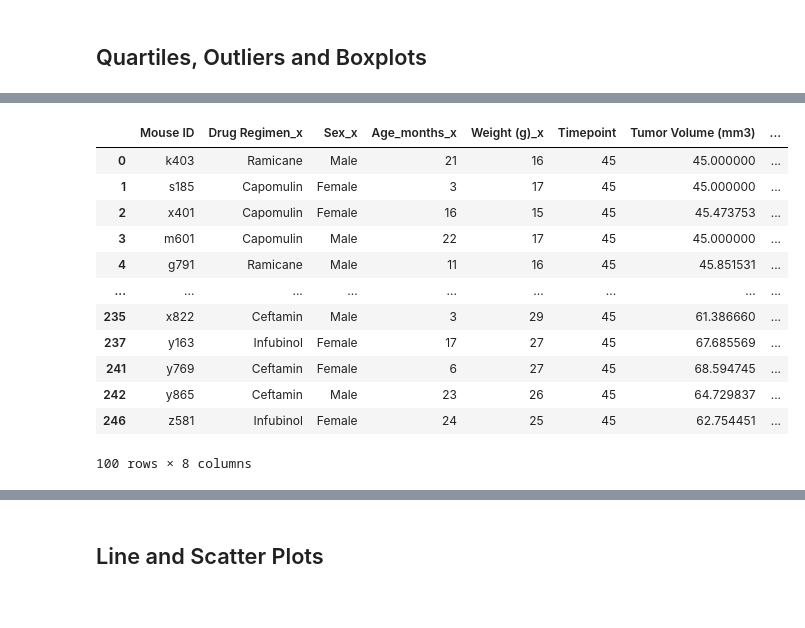
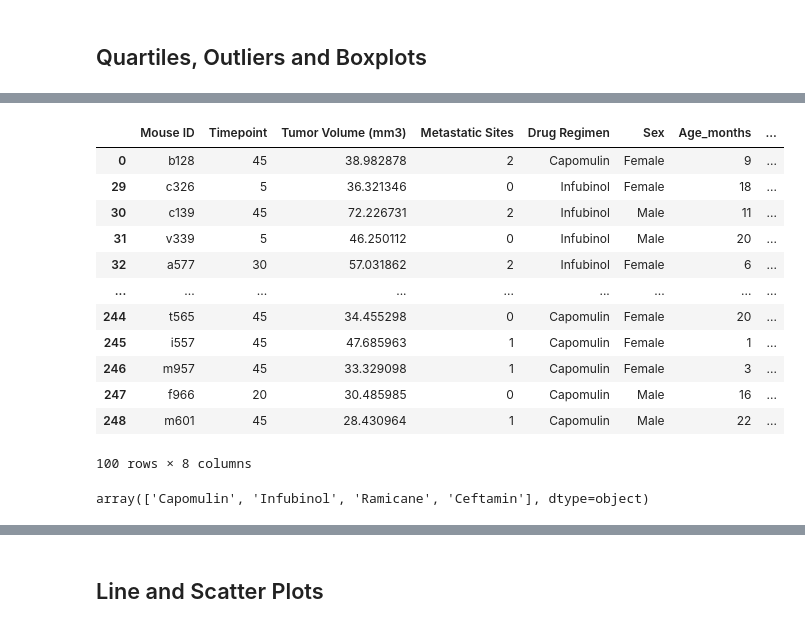
Before and after one commit to Neejos/Matplotlib-challenge, a Jupyter notebook: Pymaceuticals/pymaceuticals_starter.ipynb, the cells around one changed output, grey strips where cells are left out. Cells and saved outputs as stored; diff of their text form; code cells hidden in the pictures.

```diff
--- a/Pymaceuticals/pymaceuticals_starter.ipynb
+++ b/Pymaceuticals/pymaceuticals_starter.ipynb
@@ -238,7 +241,7 @@ plt.tight_layout()
 # Start by getting the last (greatest) timepoint for each mouse
 mice=clean_df.groupby(["Mouse ID"])
 
-max=mice.max() #max timepoint per mice
+max_timepoint=mice["Timepoint"].max() #max timepoint per mice
  #datframe with max timepoint per mice
-max.reset_index()
+max_timepoint.reset_index()
 # %% [output]
@@ -258,5 +261,5 @@ max.reset_index()
 # %%
 # Merge this group df with the original dataframe to get the tumor volume at the last timepoint
-new_df=pd.merge(mouse_metadata,max,on='Mouse ID')
-new_df
+merged_df=pd.merge(clean_df,max_timepoint,how="inner",on=['Mouse ID','Timepoint'])
+merged_df
 # %% [output]
@@ -276,5 +278,0 @@ new_df
-# %%
-
-merged_df=new_df.drop(columns=['Drug Regimen_y','Sex_y','Age_months_y','Weight (g)_y'])
-
-merged_df.head()
@@ -288,27 +279,33 @@ merged_df.head()
 # %%
-#merged_df["Drug Regimen_x"]
 
-merged_df.drop(merged_df[merged_df['Drug Regimen_x']=='Placebo'].index,inplace=True)
-merged_df.drop(merged_df[merged_df['Drug Regimen_x']=='Stelasyn'].index,inplace=True)
-merged_df.drop(merged_df[merged_df['Drug Regimen_x']=='Zoniferol'].index,inplace=True)
-merged_df.drop(merged_df[merged_df['Drug Regimen_x']=='Ketapril'].index,inplace=True)
-merged_df.drop(merged_df[merged_df['Drug Regimen_x']=='Propriva'].index,inplace=True)
-merged_df.drop(merged_df[merged_df['Drug Regimen_x']=='Naftisol'].index,inplace=True)
+#Drop the row of Mice ID's for treatment other than 'Stelasyn'| 'Zoniferol'| 'Ketapril'| 'Propriva'| 'Naftisol'
+merged_df.drop(merged_df[merged_df['Drug Regimen']=='Placebo'].index,inplace=True)
+merged_df.drop(merged_df[merged_df['Drug Regimen']=='Stelasyn'].index,inplace=True)
+merged_df.drop(merged_df[merged_df['Drug Regimen']=='Zoniferol'].index,inplace=True)
+merged_df.drop(merged_df[merged_df['Drug Regimen']=='Ketapril'].index,inplace=True)
+merged_df.drop(merged_df[merged_df['Drug Regimen']=='Propriva'].index,inplace=True)
+merged_df.drop(merged_df[merged_df['Drug Regimen']=='Naftisol'].index,inplace=True)
+merged_df.reset_index()
 merged_df
-
-#'Stelasyn'| 'Zoniferol'| 'Ketapril'| 'Propriva'| 'Naftisol'))
 # %% [output]
-|  | Mouse ID | Drug Regimen_x | Sex_x | Age_months_x | Weight (g)_x | Timepoint | Tumor Volume (mm3) | ... |
-| 0 | k403 | Ramicane | Male | 21 | 16 | 45 | 45.000000 | ... |
-| 1 | s185 | Capomulin | Female | 3 | 17 | 45 | 45.000000 | ... |
-| 2 | x401 | Capomulin | Female | 16 | 15 | 45 | 45.473753 | ... |
-| 3 | m601 | Capomulin | Male | 22 | 17 | 45 | 45.000000 | ... |
-| 4 | g791 | Ramicane | Male | 11 | 16 | 45 | 45.851531 | ... |
+|  | Mouse ID | Timepoint | Tumor Volume (mm3) | Metastatic Sites | Drug Regimen | Sex | Age_months | ... |
+| 0 | b128 | 45 | 38.982878 | 2 | Capomulin | Female | 9 | ... |
+| 29 | c326 | 5 | 36.321346 | 0 | Infubinol | Female | 18 | ... |
+| 30 | c139 | 45 | 72.226731 | 2 | Infubinol | Male | 11 | ... |
+| 31 | v339 | 5 | 46.250112 | 0 | Infubinol | Male | 20 | ... |
+| 32 | a577 | 30 | 57.031862 | 2 | Infubinol | Female | 6 | ... |
 | ... | ... | ... | ... | ... | ... | ... | ... | ... |
-| 235 | x822 | Ceftamin | Male | 3 | 29 | 45 | 61.386660 | ... |
-| 237 | y163 | Infubinol | Female | 17 | 27 | 45 | 67.685569 | ... |
-| 241 | y769 | Ceftamin | Female | 6 | 27 | 45 | 68.594745 | ... |
-| 242 | y865 | Ceftamin | Male | 23 | 26 | 45 | 64.729837 | ... |
-| 246 | z581 | Infubinol | Female | 24 | 25 | 45 | 62.754451 | ... |
+| 244 | t565 | 45 | 34.455298 | 0 | Capomulin | Female | 20 | ... |
+| 245 | i557 | 45 | 47.685963 | 1 | Capomulin | Female | 1 | ... |
+| 246 | m957 | 45 | 33.329098 | 1 | Capomulin | Female | 3 | ... |
+| 247 | f966 | 20 | 30.485985 | 0 | Capomulin | Male | 16 | ... |
+| 248 | m601 | 45 | 28.430964 | 1 | Capomulin | Male | 22 | ... |
 100 rows × 8 columns
+# %%
+
+# Put treatments into a list for for loop (and later for plot labels)
+treatments=merged_df["Drug Regimen"].unique()
+treatments
+# %% [output]
+array(['Capomulin', 'Infubinol', 'Ramicane', 'Ceftamin'], dtype=object)
 # %%
```
Also changed, not shown: parts of 23 cells of this notebook.
